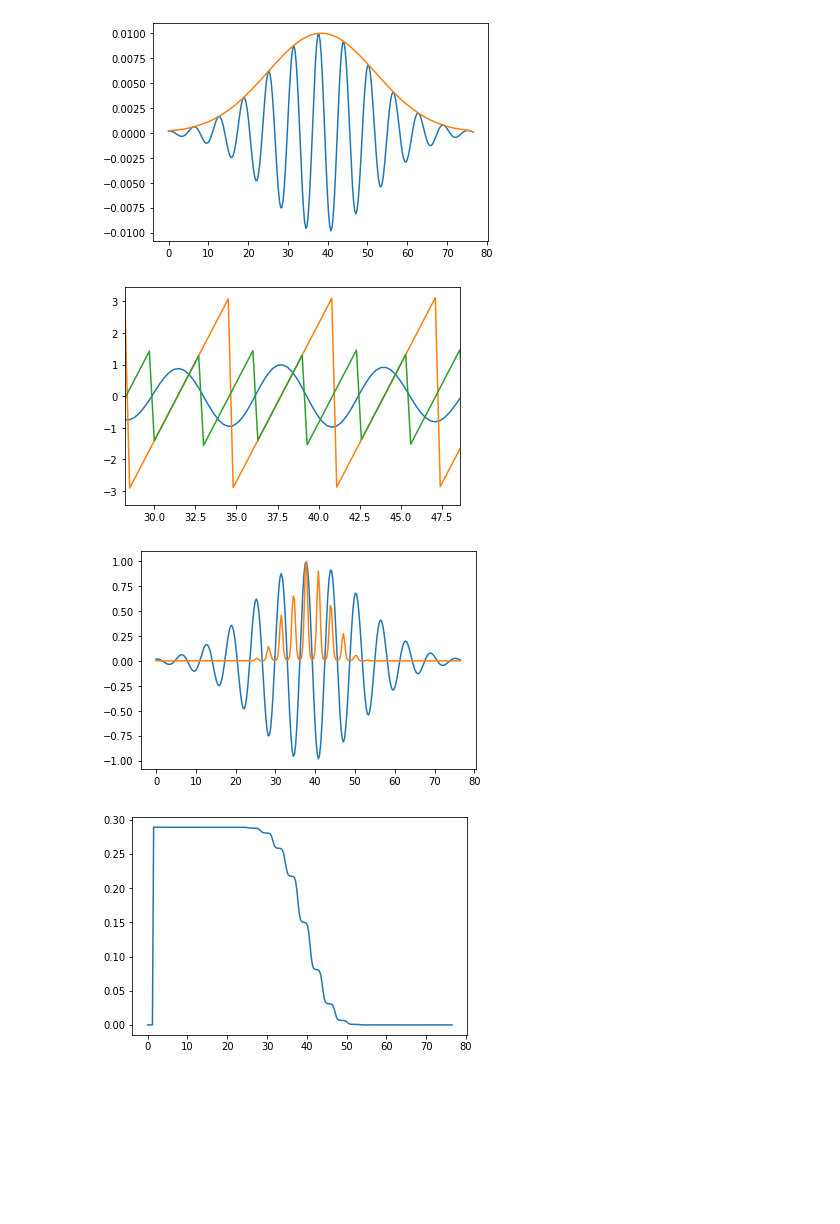
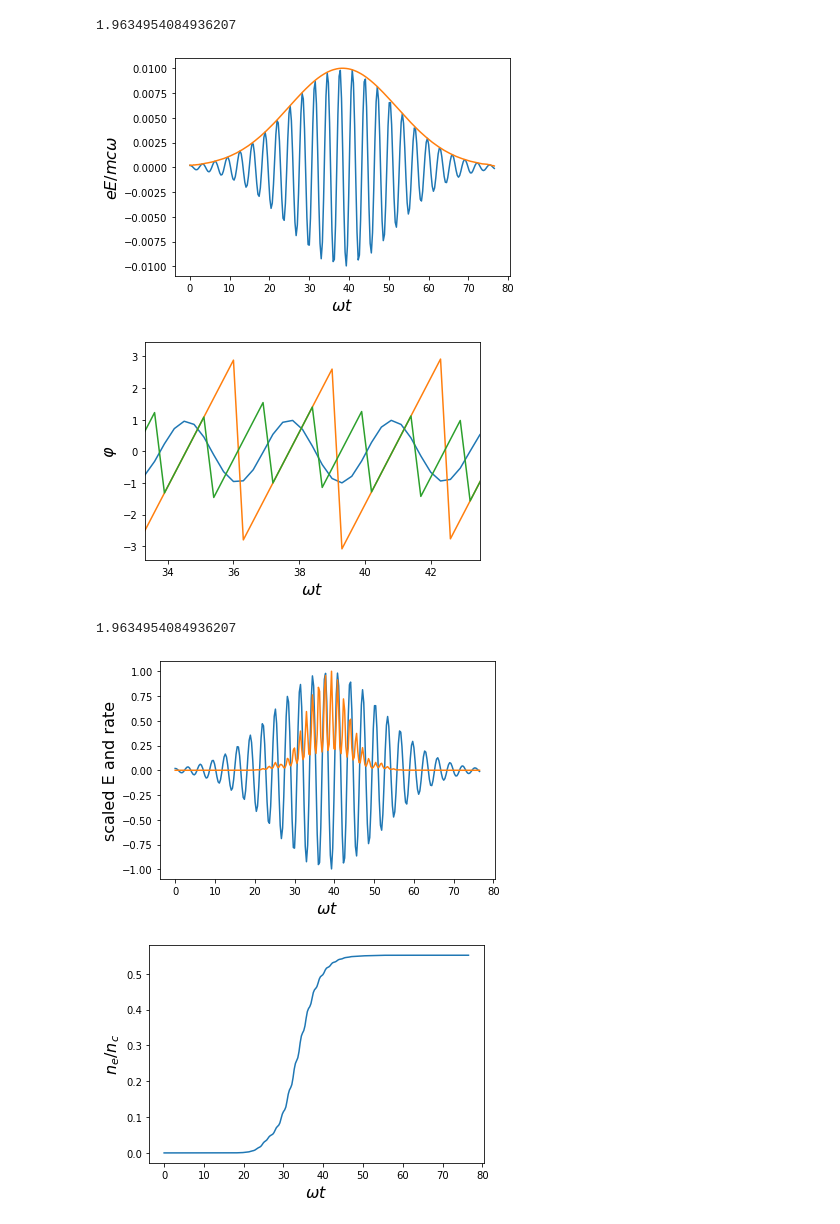
Before and after one commit to USNavalResearchLaboratory/SeaRay, a Jupyter notebook: ionization-explorer.ipynb, the cells around one changed output. Cells and saved outputs as stored; diff of their text form; code cells hidden in the pictures; blank space fills up the shorter version.

Commit message:
fitted ionization, oclgrind cleaning

```diff
--- a/ionization-explorer.ipynb
+++ b/ionization-explorer.ipynb
@@ -5,45 +23,57 @@ import ionization
 # %%
+mks_length = 0.8e-6/(2*np.pi)
 dt = 0.3
-terms = 4
+terms = 10
 Uion = 0.5
 Z = 1.0
-ionizer = ionization.YI(Uion,Z,1e27,0.8e-6/6.28,dt,terms)
+ionizer = ionization.YI(0.4e-6,Uion,Z,1e27,mks_length,terms,False)
 # %%
 Nt = 256
 Nx = 4
 Ny = 4
 E0 = 1e-2
-w0 = 1
+w0 = 2.0
 t0 = Nt*dt/2
 tau_L = Nt*dt/4
 t = np.einsum('i,j,k',np.linspace(0,(Nt-1)*dt,Nt),np.ones(Nx),np.ones(Ny))
 EField = E0*np.exp(-(t-t0)**2/tau_L**2)*np.cos(w0*t)
 EField += 0.0*E0*np.exp(-(t-t0)**2/tau_L**2)*np.cos(2*w0*t+np.pi/2)
-amp,phase,w0 = ionizer.ExtractEikonalForm(EField)
+amp,phase,w0 = ionizer.ExtractEikonalForm(EField,dt)
+# %% [output]
+1.9634954084936207
 # %%
 plt.plot(t[:,0,0],EField[:,0,0],t[:,0,0],amp[:,0,0])
+plt.xlabel(r'$\omega t$',fontsize=16)
+plt.ylabel(r'$eE/mc\omega$',fontsize=16)
 plt.show()
 # %% [output]
-[figure, old version]
+[figure, new version]
 # %%
 wrapped = phase[:,0,0]%(2*np.pi)
 wrapped[np.where(wrapped>np.pi)] -= 2*np.pi
 theta = (phase[:,0,0] - 0.5*np.pi)%np.pi - 0.5*np.pi
 plt.plot(t[:,0,0],EField[:,0,0]/E0,t[:,0,0],wrapped,t[:,0,0],theta)
 plt.xlim(t0-10/w0,t0+10/w0)
+plt.xlabel(r'$\omega t$',fontsize=16)
+plt.ylabel(r'$\varphi$',fontsize=16)
 plt.show()
 # %% [output]
-[figure, old version]
+[figure, new version]
 # %%
-rate = ionizer.InstantaneousRate(EField)
+rate = ionizer.Rate(EField,False,dt)
 plt.plot(t[:,0,0],EField[:,0,0]/E0,t[:,0,0],rate[:,0,0]/np.max(rate))
+plt.xlabel(r'$\omega t$',fontsize=16)
+plt.ylabel(r'scaled E and rate',fontsize=16)
 plt.show()
 # %% [output]
+1.9634954084936207
-[figure, old version]
+[figure, new version]
 # %%
 ng = np.ones(EField.shape[1:])
-ne = ionizer.GetPlasmaDensity(ng,rate)
+ne = ionizer.GetPlasmaDensity(rate,ng,dt)[::-1]
 plt.plot(t[:,0,0],ne[:,0,0])
+plt.xlabel(r'$\omega t$',fontsize=16)
+plt.ylabel(r'$n_e/n_c$',fontsize=16)
 plt.show()
 # %% [output]
-[figure, old version]
+[figure, new version]
```
Also changed, not shown: parts of 4 cells of this notebook, 18 other files.
